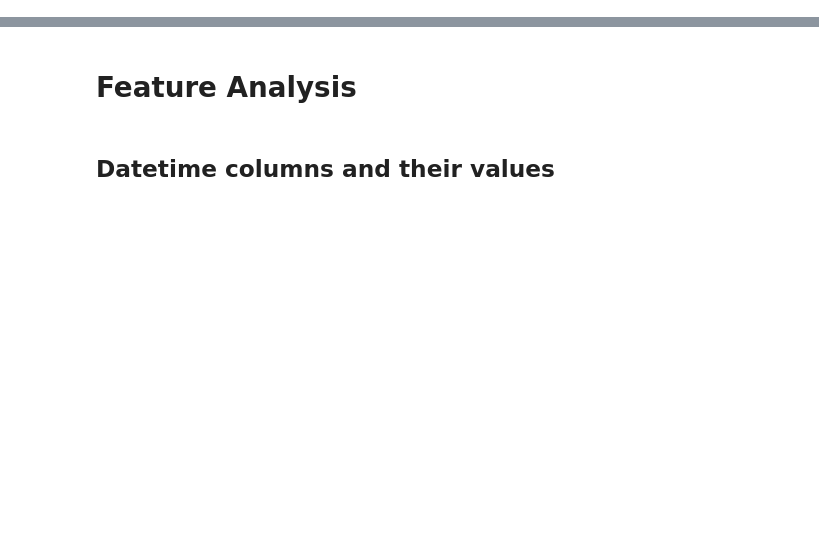
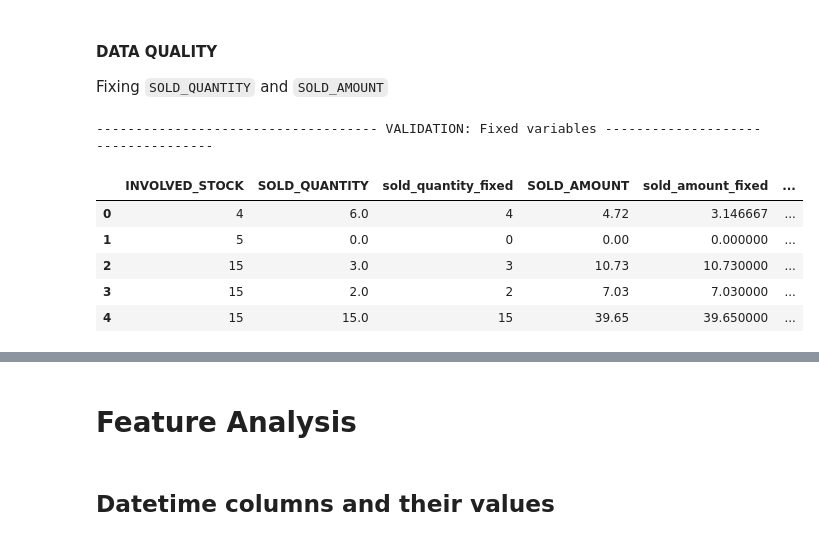
Before and after one commit to rafands/Meli_Tech_Challenge, a Jupyter notebook: EDA_ofertas_relampago.ipynb, the cells around one changed output, grey strips where cells are left out. Drawn from its saved outputs; the diff is of its cells as text; code cells hidden in the pictures; blank space fills up the shorter version.

```diff
--- a/EDA_ofertas_relampago.ipynb
+++ b/EDA_ofertas_relampago.ipynb
@@ -154,0 +251,79 @@ We will treat each datatype separately and understand if there are 'strange' val
+# %% [markdown]
+#### DATA QUALITY
+Fixing `SOLD_QUANTITY` and `SOLD_AMOUNT`
+# %%
+'''
+We will fill na for the columns that we can interpret, SOLD_AMOUNT and SOLD_QUANTITY,
+which we can assume that: if missing, then 0.
+'''
+df['SOLD_AMOUNT'].fillna(0,inplace=True)
+df['SOLD_QUANTITY'].fillna(0,inplace=True)
+
+
+# -- -- -- -- -- -- -- -- -- -- -- -- -- -- -- -- -- -- -- -- -- -- -- -- -- -- -- -- -- -- -- -- -- -- -- -- -- -- -- -- -- -- -- -- -- -- -- --
+'''
+Now, let's fix the data, considering that there are some records that show more sales than there is stock.
+We will create three new features:
+- 'sold_quantity_fixed' as a fixed version of 'SOLD_QUANTITY'
+- 'remaining_stock_after_end_fixed' as a fixed version of 'REMAINING_STOCK_AFTER_END'
+- 'sold_amount_fixed' as a fixed version of 'SOLD_AMOUNT'
+'''
+
+# - - - - - - - - - - - - - - - - - - - - - - - - - - - - - - - - - - - - - - - - - - - - - - - - - - - - - - - - - - - - - - - -
+# 'sold_quantity_fixed'
+'''
+We will start by fixing 'SOLD_QUANTITY'. If 'SOLD_QUANTITY' > 'INVOLVED_STOCK' then 'INVOLVED_STOCK' else 'SOLD_QUANTITY'.
+We shall start with creating a function to then apply it to our df and create the fixed column
+'''
+
+def sold_qty_fixer(stock,sales):
+    if sales > stock:
+        return stock
+    else:
+        return sales
+
+df['sold_quantity_fixed'] = (df.apply(lambda x: sold_qty_fixer(x.INVOLVED_STOCK, x.SOLD_QUANTITY), axis=1)).astype(int)
+
+# - - - - - - - - - - - - - - - - - - - - - - - - - - - - - - - - - - - - - - - - - - - - - - - - - - - - - - - - - - - - - - - -
+# 'remaining_stock_after_end_fixed'
+'''
+Now we can fix the 'REMAINING_STOCK_AFTER_END' column, by subtracting the new 'sold_quantity_fixed' from the 'INVOLVED_STOCK'
+'''
+
+df['remaining_stock_after_end_fixed'] = (df['INVOLVED_STOCK']-df['sold_quantity_fixed']).astype(int)
+
+# - - - - - - - - - - - - - - - - - - - - - - - - - - - - - - - - - - - - - - - - - - - - - - - - - - - - - - - - - - - - - - - -
+# 'sold_amount_fixed'
+'''
+Finally, we will fix the 'SOLD_AMOUNT' column by dividing it by the previous/wrong 'SOLD_QUANTITY'
+and multiplying this unit price by the new/fixed 'sold_quantity_fixed'
+(Here I am assuming that the SOLD_AMOUNT reflects the SOLD_QUANTITY times unit price, which I cannot validate with the given data)
+'''
+df['unit_price'] = (df['SOLD_AMOUNT']/df['SOLD_QUANTITY']).fillna(0)
+df['sold_amount_fixed'] = df['unit_price']*df['sold_quantity_fixed']
+df['sold_amount_fixed'].fillna(0, inplace=True)
+
+# - - - - - - - - - - - - - - - - - - - - - - - - - - - - - - - - - - - - - - - - - - - - - - - - - - - - - - - - - - - - - - - -
+
+# -- -- -- -- -- -- -- -- -- -- -- -- -- -- -- -- -- -- -- -- -- -- -- -- -- -- -- -- -- -- -- -- -- -- -- -- -- -- -- -- -- -- -- -- -- -- -- --
+'''
+For validation purposes, we will now print the data and make sure that the changes were correcly applied.
+'''
+
+cols_df = ['INVOLVED_STOCK',
+           'SOLD_QUANTITY', 'sold_quantity_fixed',
+           'SOLD_AMOUNT', 'sold_amount_fixed',
+           'REMAINING_STOCK_AFTER_END', 'remaining_stock_after_end_fixed',
+           'unit_price'
+           ]
+
+print_header('VALIDATION: Fixed variables')
+df[cols_df].head()
+# %% [output]
+------------------------------------ VALIDATION: Fixed variables -----------------------------------
+|  | INVOLVED_STOCK | SOLD_QUANTITY | sold_quantity_fixed | SOLD_AMOUNT | sold_amount_fixed | ... |
+| 0 | 4 | 6.0 | 4 | 4.72 | 3.146667 | ... |
+| 1 | 5 | 0.0 | 0 | 0.00 | 0.000000 | ... |
+| 2 | 15 | 3.0 | 3 | 10.73 | 10.730000 | ... |
+| 3 | 15 | 2.0 | 2 | 7.03 | 7.030000 | ... |
+| 4 | 15 | 15.0 | 15 | 39.65 | 39.650000 | ... |
```
Also changed, not shown: parts of 42 cells of this notebook, 2 other files.
